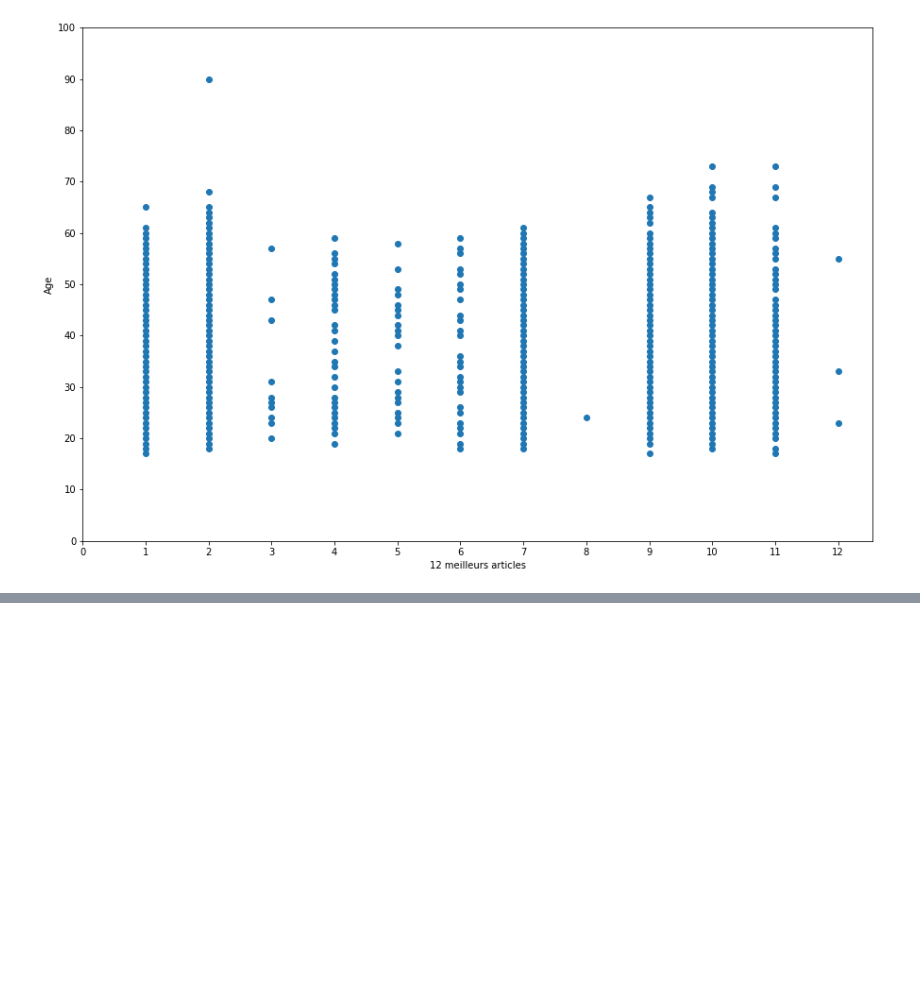
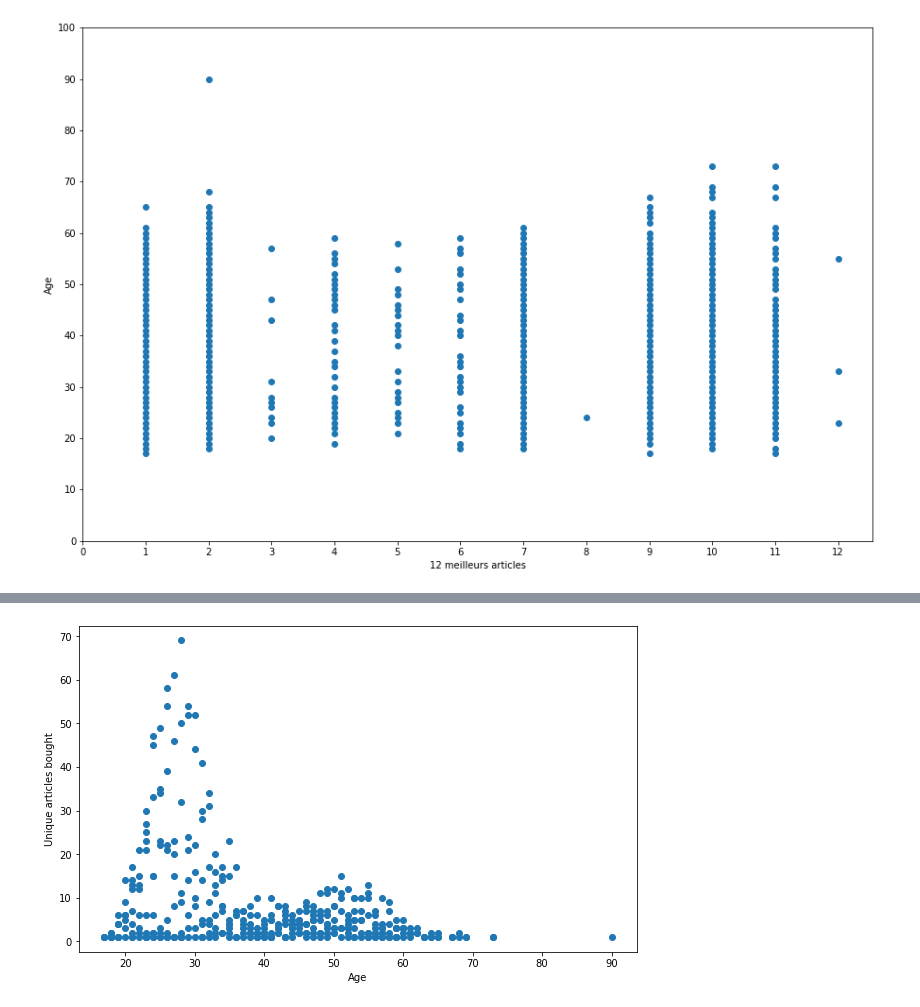
Before and after one commit to treb93/pyhm, a Jupyter notebook: clust_cust.ipynb, the cells around one changed output, grey strips where cells are left out. Saved outputs shown, nothing was run; the diff lists cells and outputs as text; code cells hidden in the pictures; blank space fills up the shorter version.

Commit message:
Graphes # unique articles

```diff
--- a/clust_cust.ipynb
+++ b/clust_cust.ipynb
@@ -357,3 +357,8 @@ plt.xlabel('12 meilleurs articles')
 plt.ylabel('Age');
 # %% [output]
 [figure]
+# %%
+# Ajout de bins d'âge
+bin_list = [0, 19, 29, 39, 49, 59, 69, 91]
+art_age_best12_new['age_bins'] = pd.cut(art_age_best12_new.age, bin_list)
+art_age_best12_new
@@ -359,0 +379,8 @@ plt.ylabel('Age');
+# %%
+#Représentation graphique du nombre d'articles achetés par age
+plt.figure(figsize=(10,6))
+plt.scatter(art_age_best12_new.age, art_age_best12_new.unique_articles)
+plt.xlabel('Age')
+plt.ylabel('Unique articles bought');
+# %% [output]
+[figure, added]
```
Also changed, not shown: parts of 1 cell of this notebook.
